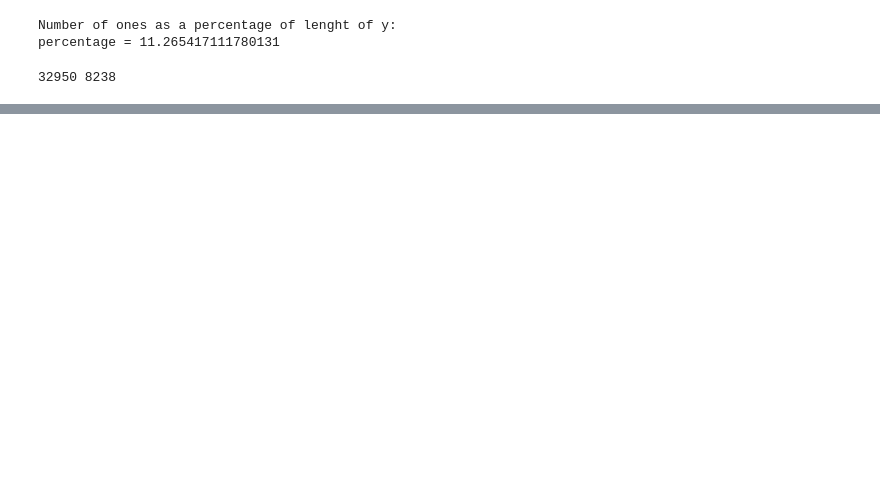
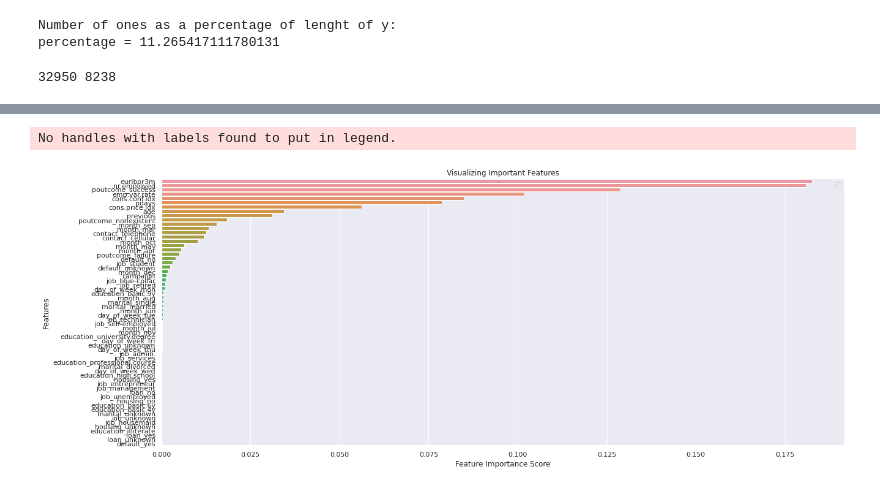
Before and after one commit to sa21262/datascience22, a Jupyter notebook: lab3task/bank_classification.ipynb, the cells around one changed output, grey strips where cells are left out. Cells and saved outputs as stored; diff of their text form; code cells hidden in the pictures; blank space fills up the shorter version.

```diff
--- a/lab3task/bank_classification.ipynb
+++ b/lab3task/bank_classification.ipynb
@@ -168,0 +175,27 @@ Precision: 0.21 +/- 0.01
+# %%
+# Let's see the feature importances for our classifier
+importances = clf.feature_importances_
+std = np.std([tree.feature_importances_ for tree in clf.estimators_],
+             axis=0)
+indices = np.argsort(importances)[::-1]
+print(indices)
+
+# Let's get the attibute names:
+feat_names = list(df.columns)
+
+# Print the feature ranking
+print("Feature ranking:")
+for f in range(df.shape[1]):
+    print("%d. %s (%f)" % (f + 1, feat_names[indices[f]],  importances[indices[f]]))
+
+
+
+'''# Plot the feature importances of the forest
+fig = plt.figure()
+plt.title("Feature importances")
+plt.bar(range(df.shape[1]), importances[indices], color="r", yerr=std[indices], align="center")
+plt.xticks(range(df.shape[1]), np.array(feat_names)[indices])
+plt.xlim([-1, df.shape[1]])
+plt.ylim([0, None])
+
+fig.set_size_inches(20, 10) '''
@@ -168,0 +221,15 @@ Precision: 0.21 +/- 0.01
+# %%
+feature_imp = pd.Series(clf.feature_importances_,index=feat_names).sort_values(ascending=False) # another way of finding feature importance
+feature_imp
+
+fig1=sns.barplot(x=feature_imp  , y=feature_imp.index )
+# Add labels to your graph
+plt.xlabel('Feature Importance Score')
+plt.ylabel('Features')
+plt.title("Visualizing Important Features")
+plt.legend()
+plt.show()
+sns.set(rc={'figure.figsize':(15,5)})
+# %% [output]
+No handles with labels found to put in legend.
+[figure, added]
```
Also changed, not shown: parts of 4 cells of this notebook.
